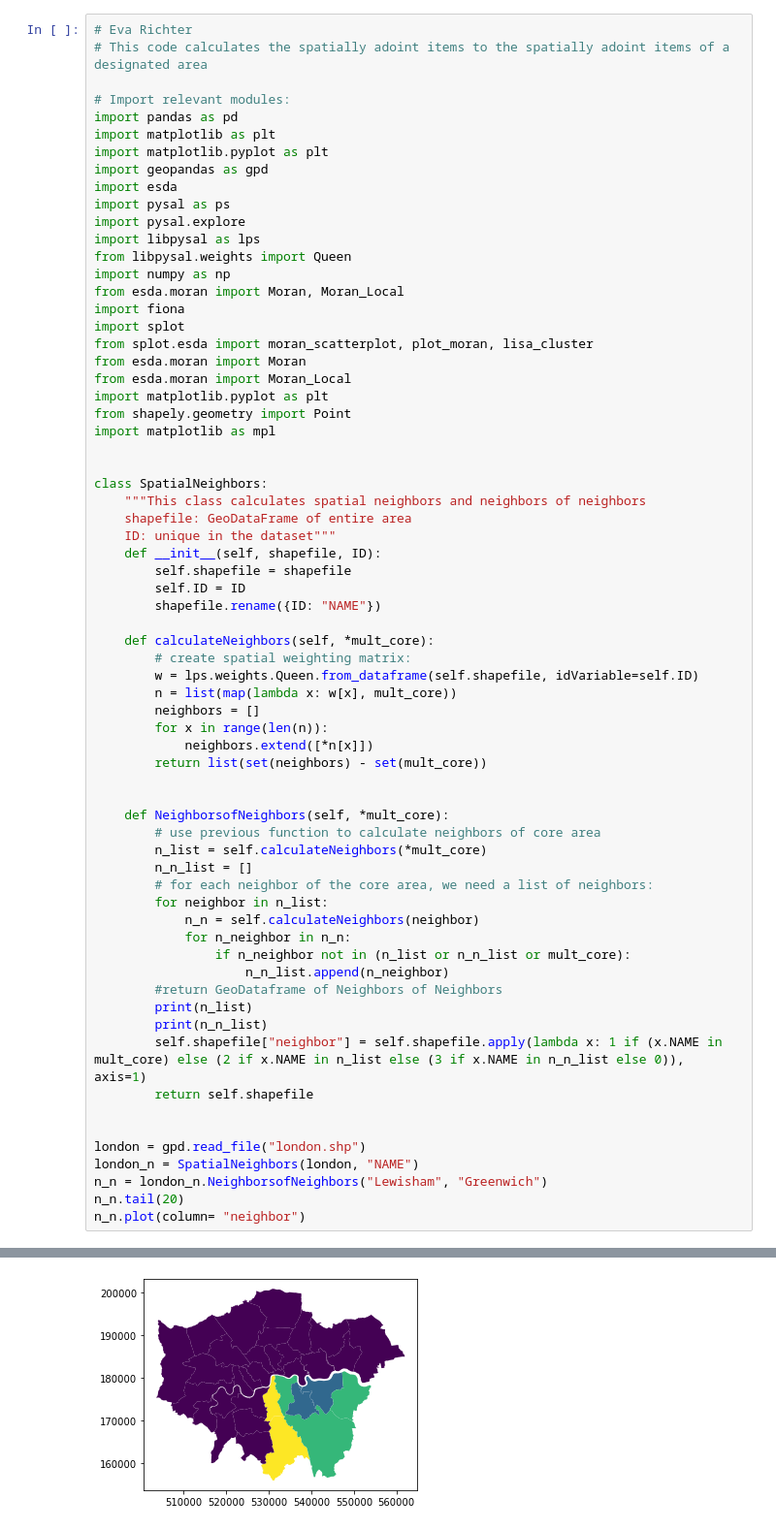
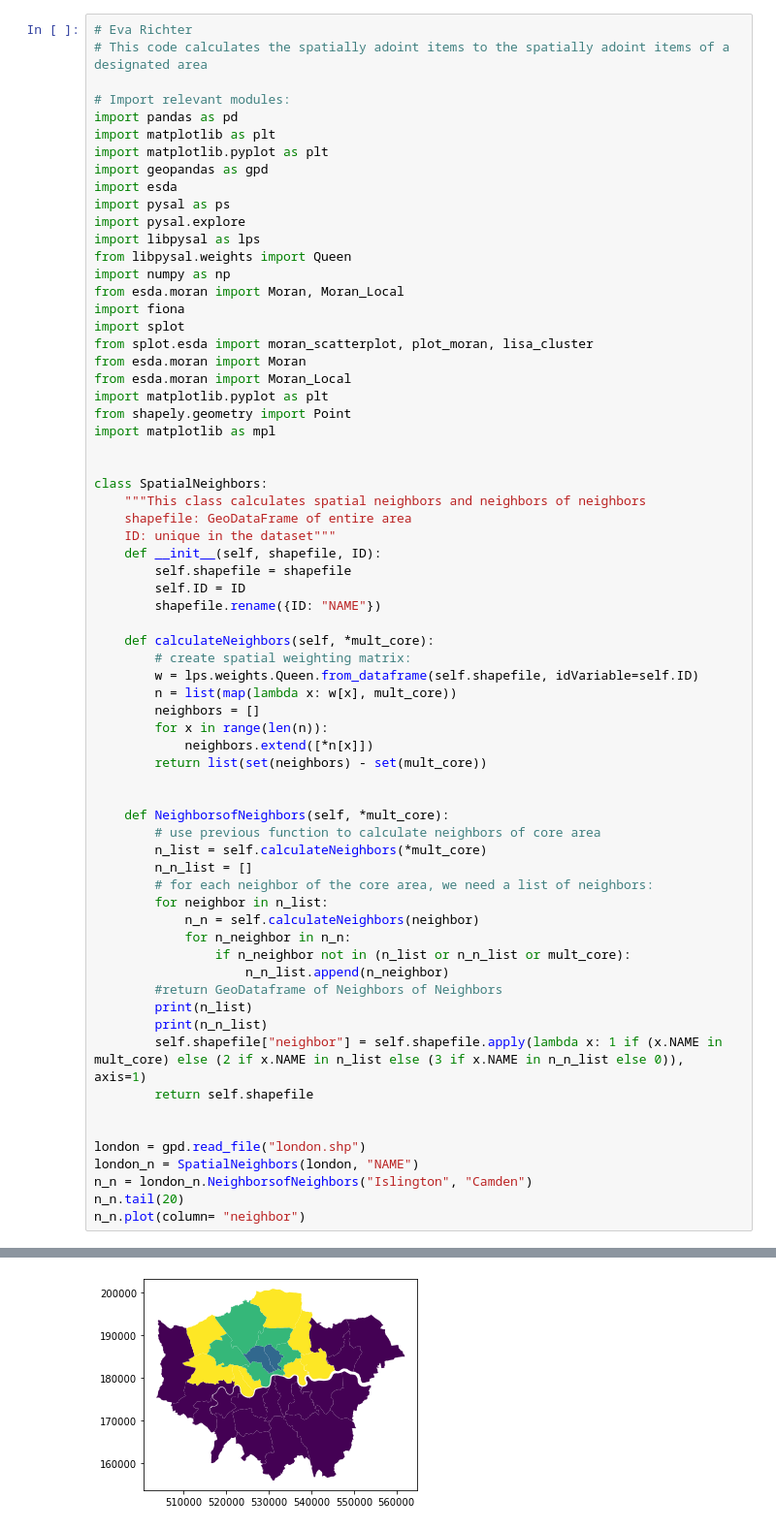
Before and after one commit to evadrichter/Neighbors-of-Neighbors, a Jupyter notebook: Neighbors of Neighbors.ipynb, the cells around one changed output, grey strips where cells are left out. Shown at 97% size. Cells and saved outputs as stored; diff of their text form.

```diff
--- a/Neighbors of Neighbors.ipynb
+++ b/Neighbors of Neighbors.ipynb
@@ -62,7 +62,7 @@ class SpatialNeighbors:
 
 london = gpd.read_file("london.shp")
 london_n = SpatialNeighbors(london, "NAME")
-n_n = london_n.NeighborsofNeighbors("Lewisham", "Greenwich")
+n_n = london_n.NeighborsofNeighbors("Islington", "Camden")
 n_n.tail(20)
 n_n.plot(column= "neighbor")
 # %% [output]
@@ -71,2 +71,2 @@ n_n.plot(column= "neighbor")
 <matplotlib.axes._subplots.AxesSubplot at 0x...>
-[figure, old version]
+[figure, new version]
```
Also changed, not shown: parts of 2 cells of this notebook.
